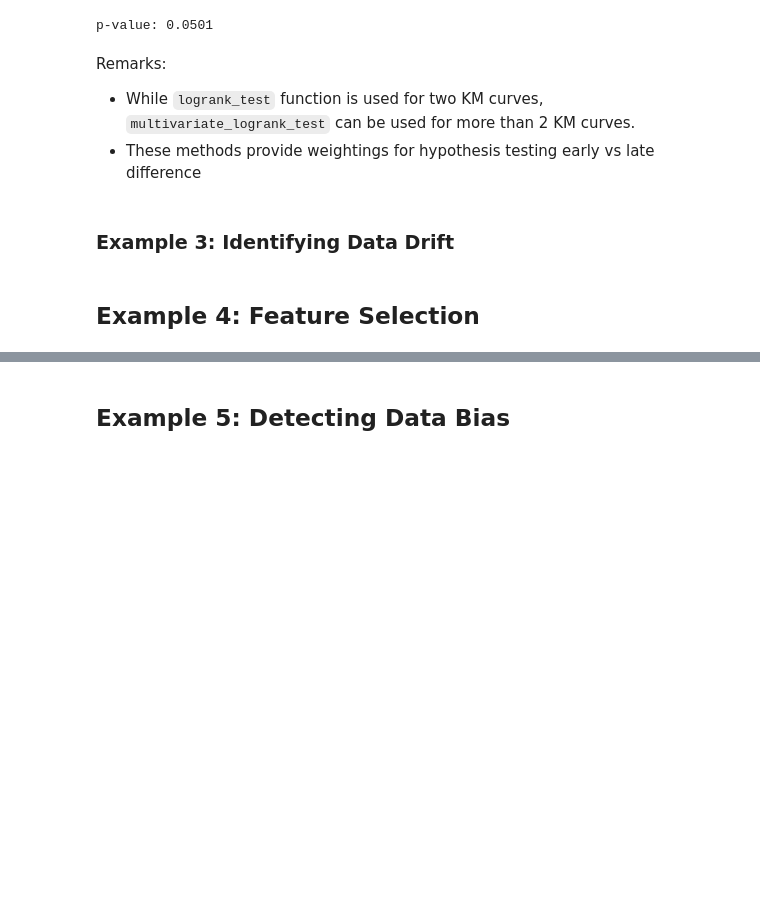
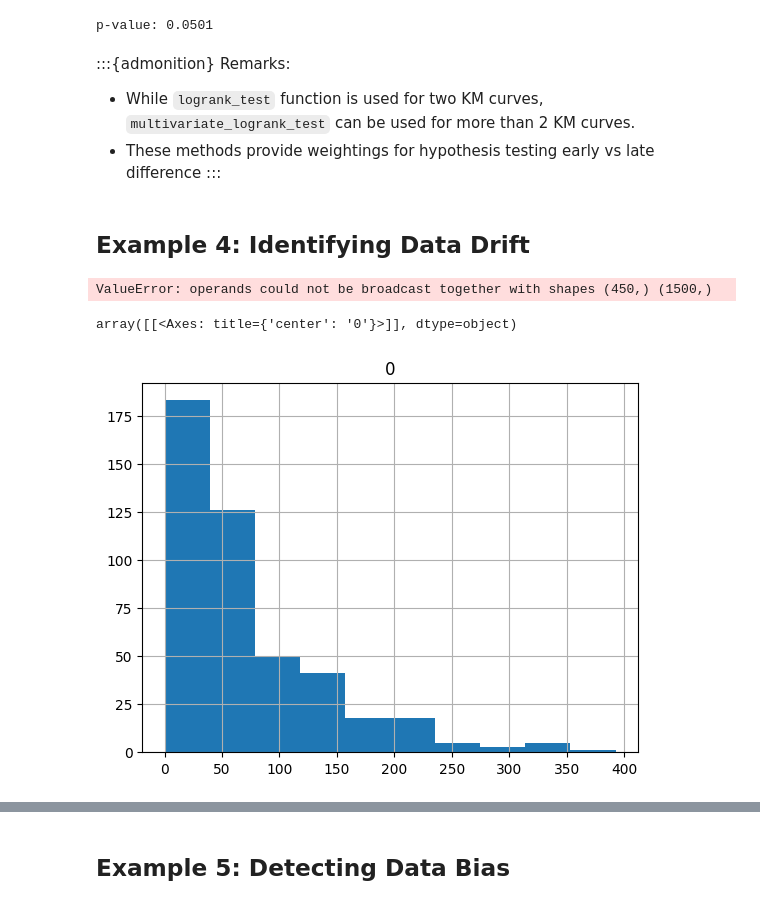
Before and after one commit to Senejohnny/hands-on-survival-analysis, a Jupyter notebook: survival_book/_build/jupyter_execute/descriptive.ipynb, the cells around one changed output, grey strips where cells are left out. Cells and saved outputs as stored; diff of their text form; code cells hidden in the pictures; blank space fills up the shorter version.

```diff
--- a/survival_book/_build/jupyter_execute/descriptive.ipynb
+++ b/survival_book/_build/jupyter_execute/descriptive.ipynb
@@ -197,10 +202,63 @@ print(f'p-value: {log_rank_test_result.p_value:.4f}')
 # %% [output]
 p-value: 0.0501
 # %% [markdown]
-Remarks:
+:::{admonition} Remarks:
+
 * While `logrank_test` function is used for two KM curves, `multivariate_logrank_test` can be used for more than 2 KM curves.
 * These methods provide weightings for hypothesis testing early vs late difference
+:::
 # %% [markdown]
-### Example 3: Identifying Data Drift
+## Example 4: Identifying Data Drift
-# %% [markdown]
-## Example 4: Feature Selection
+# %%
+import numpy as np
+import pandas as pd
+from lifelines import KaplanMeierFitter
+import matplotlib.pyplot as plt
+from datetime import datetime, timedelta
+
+# Set random seed for reproducibility
+np.random.seed(42)
+
+# Generate synthetic data
+n_clients = 1500  # 500 clients per start year
+
+# Define start years and generate dates
+start_years = [2020, 2021, 2022]
+clients_per_year = n_clients // len(start_years)
+
+start_dates = []
+for year in start_years:
+    # Generate random dates within each year
+    dates = [datetime(year, 1, 1) + timedelta(days=np.random.randint(0, 365))
+            for _ in range(clients_per_year)]
+    start_dates.extend(dates)
+
+# Convert to numpy array
+start_dates = np.array(start_dates)
+
+# Generate time to churn (in days)
+# More recent clients tend to churn faster
+base_churn_time = np.random.exponential(scale=70, size=int(n_clients * 0.3) )
+years_active = (datetime(2025, 3, 16) - start_dates).astype('timedelta64[D]').astype(int)
+time_to_churn = base_churn_time * (1 + years_active * 0.001)
+
+# Generate censoring indicator (1 = churned, 0 = still active)
+# Older clients are more likely to be censored (survived longer)
+censoring_prob = 0.4 - (years_active * 0.0002)
+censored = np.random.binomial(n=1, p=censoring_prob, size=n_clients)
+
+# Create DataFrame
+df = pd.DataFrame({
+    'start_date': start_dates,
+    'start_year': [d.year for d in start_dates],
+    'time_to_churn': time_to_churn,
+    'churned': censored,
+    'years_active': years_active / 365
+})
+# %% [output]
+ValueError: operands could not be broadcast together with shapes (450,) (1500,)
+# %%
+pd.DataFrame(base_churn_time).hist()
+# %% [output]
+array([[<Axes: title={'center': '0'}>]], dtype=object)
+[figure, added]
```
Also changed, not shown: parts of 12 cells of this notebook, 45 other files.
